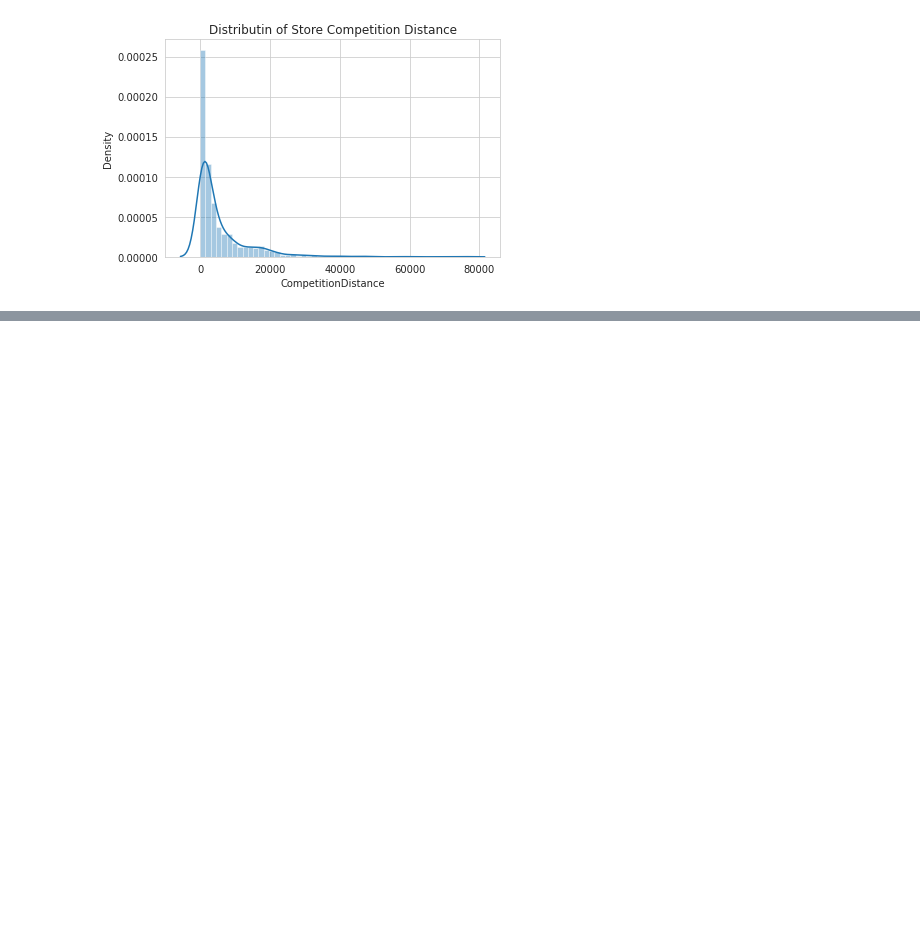
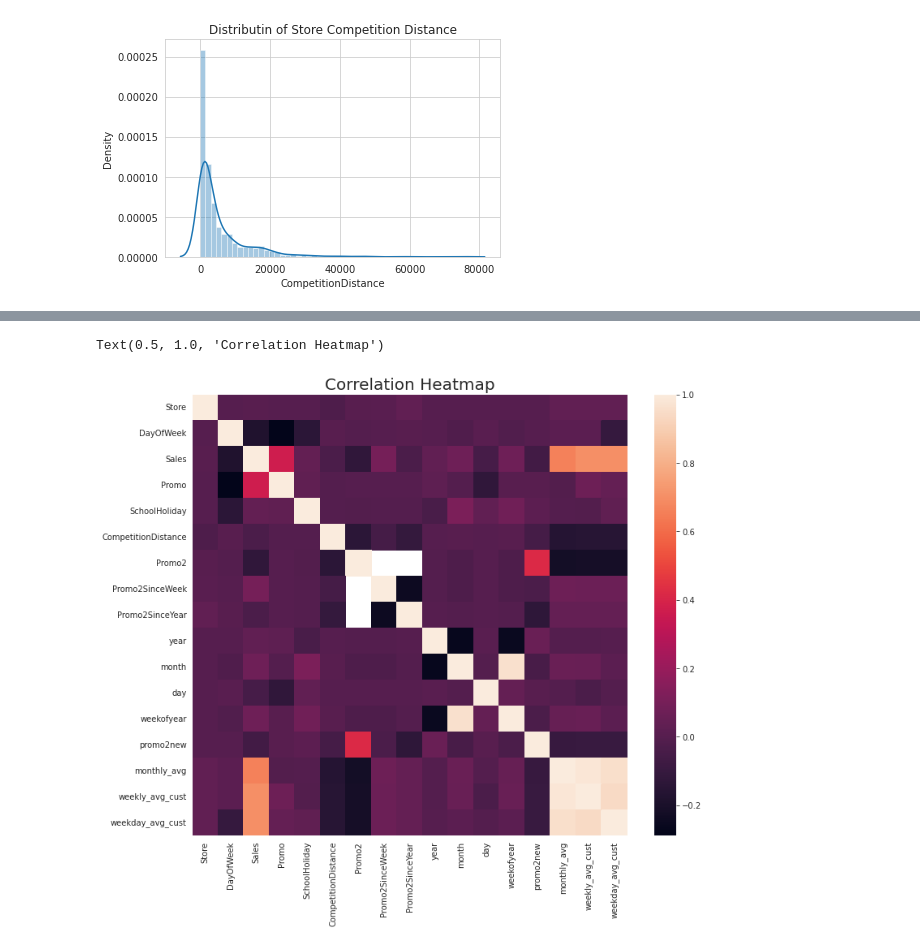
Before and after one commit to palash-21/Rossmann_Stores_Sales_Prediction, a Jupyter notebook: Rossmann_Stores_Sales_Prediction.ipynb, the cells around one changed output, grey strips where cells are left out. Cells and saved outputs as stored; diff of their text form; code cells hidden in the pictures; blank space fills up the shorter version.

```diff
--- a/Rossmann_Stores_Sales_Prediction.ipynb
+++ b/Rossmann_Stores_Sales_Prediction.ipynb
@@ -1058,0 +533,4 @@ new_df[new_df['Open']==0].head()
+# %%
+monthly_customers_df = GetAverages('month')
+monthly_customers_df.rename(columns={"Customers":'monthly_avg'},inplace=True)
+monthly_customers_df
@@ -1058,0 +551,4 @@ new_df[new_df['Open']==0].head()
+# %%
+day_of_week_customers_df = GetAverages('DayOfWeek')
+day_of_week_customers_df.rename(columns={"Customers":'weekday_avg_cust'},inplace=True)
+day_of_week_customers_df
@@ -1058,0 +569,6 @@ new_df[new_df['Open']==0].head()
+# %%
+# Adding all these features to thedf
+df1 = pd.merge(df1,monthly_customers_df,how='left',on=['Store','month'])
+df1 = pd.merge(df1,weekly_customers_df,how='left',on=['Store','weekofyear'])
+df1 = pd.merge(df1,day_of_week_customers_df,how='left',on=['Store','DayOfWeek'])
+df1.head()
@@ -1058,0 +585,4 @@ new_df[new_df['Open']==0].head()
+# %%
+# From Sales correlation with other variables , we get some important features like Promo,weekly avg cust, weekday avg cust, day of week, promo2,promo2new,monthly avg cust
+corr = df1.drop(columns=["Customers",'Open']).corr()
+corr['Sales']
@@ -1058,0 +608,8 @@ new_df[new_df['Open']==0].head()
+# %%
+# Heatmap
+f,ax = plt.subplots(figsize = (12,10))
+sns.heatmap(corr)
+plt.title("Correlation Heatmap", fontsize=20)
+# %% [output]
+Text(0.5, 1.0, 'Correlation Heatmap')
+[figure, added]
```
Also changed, not shown: parts of 209 cells of this notebook.
